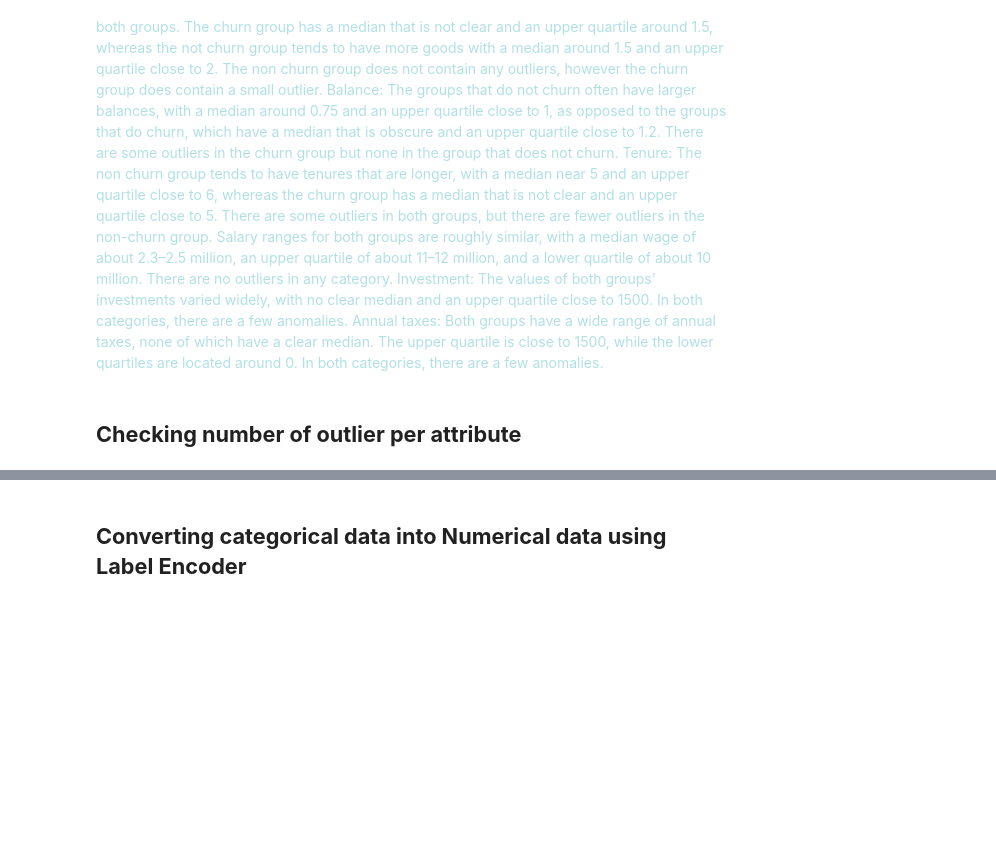
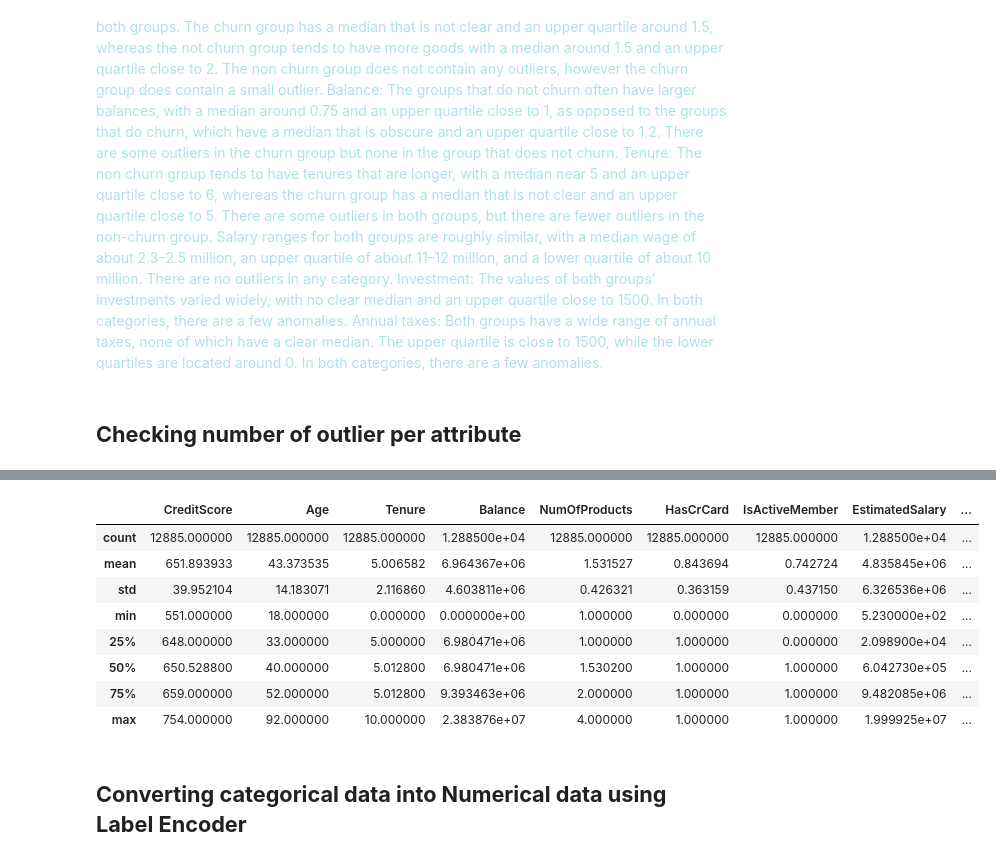
Before and after one commit to EmilyCaroline/BankCustomerChurnPrediction, a Jupyter notebook: bankcustomerchurn.ipynb, the cells around one changed output, grey strips where cells are left out. Saved outputs shown, nothing was run; the diff lists cells and outputs as text; code cells hidden in the pictures; blank space fills up the shorter version.

```diff
--- a/bankcustomerchurn.ipynb
+++ b/bankcustomerchurn.ipynb
@@ -643,3 +676,25 @@ Avg Tax Amt has 2134 outlier(s)
+# %%
+Q1 = merged_df['Balance'].quantile(0.25)
+Q3 = merged_df['Balance'].quantile(0.75)
+IQR = Q3 - Q1
+merged_df = merged_df[~((merged_df['Balance'] < (Q1 - 1.5 * IQR)) | (merged_df['Balance'] > (Q3 + 1.5 * IQR)))]
+
+Q1 = merged_df['CreditScore'].quantile(0.25)
+Q3 = merged_df['CreditScore'].quantile(0.75)
+IQR = Q3 - Q1
+merged_df = merged_df[~((merged_df['CreditScore'] < (Q1 - 1.5 * IQR)) | (merged_df['CreditScore'] > (Q3 + 1.5 * IQR)))]
+
+merged_df.describe()
+# %% [output]
+|  | CreditScore | Age | Tenure | Balance | NumOfProducts | HasCrCard | IsActiveMember | EstimatedSalary | ... |
+| count | 12885.000000 | 12885.000000 | 12885.000000 | 1.288500e+04 | 12885.000000 | 12885.000000 | 12885.000000 | 1.288500e+04 | ... |
+| mean | 651.893933 | 43.373535 | 5.006582 | 6.964367e+06 | 1.531527 | 0.843694 | 0.742724 | 4.835845e+06 | ... |
+| std | 39.952104 | 14.183071 | 2.116860 | 4.603811e+06 | 0.426321 | 0.363159 | 0.437150 | 6.326536e+06 | ... |
+| min | 551.000000 | 18.000000 | 0.000000 | 0.000000e+00 | 1.000000 | 0.000000 | 0.000000 | 5.230000e+02 | ... |
+| 25% | 648.000000 | 33.000000 | 5.000000 | 6.980471e+06 | 1.000000 | 1.000000 | 0.000000 | 2.098900e+04 | ... |
+| 50% | 650.528800 | 40.000000 | 5.012800 | 6.980471e+06 | 1.530200 | 1.000000 | 1.000000 | 6.042730e+05 | ... |
+| 75% | 659.000000 | 52.000000 | 5.012800 | 9.393463e+06 | 2.000000 | 1.000000 | 1.000000 | 9.482085e+06 | ... |
+| max | 754.000000 | 92.000000 | 10.000000 | 2.383876e+07 | 4.000000 | 1.000000 | 1.000000 | 1.999925e+07 | ... |
 # %% [markdown]
 ## **Converting categorical data into Numerical data using Label Encoder**
 # %%
```
Also changed, not shown: parts of 11 cells of this notebook.
